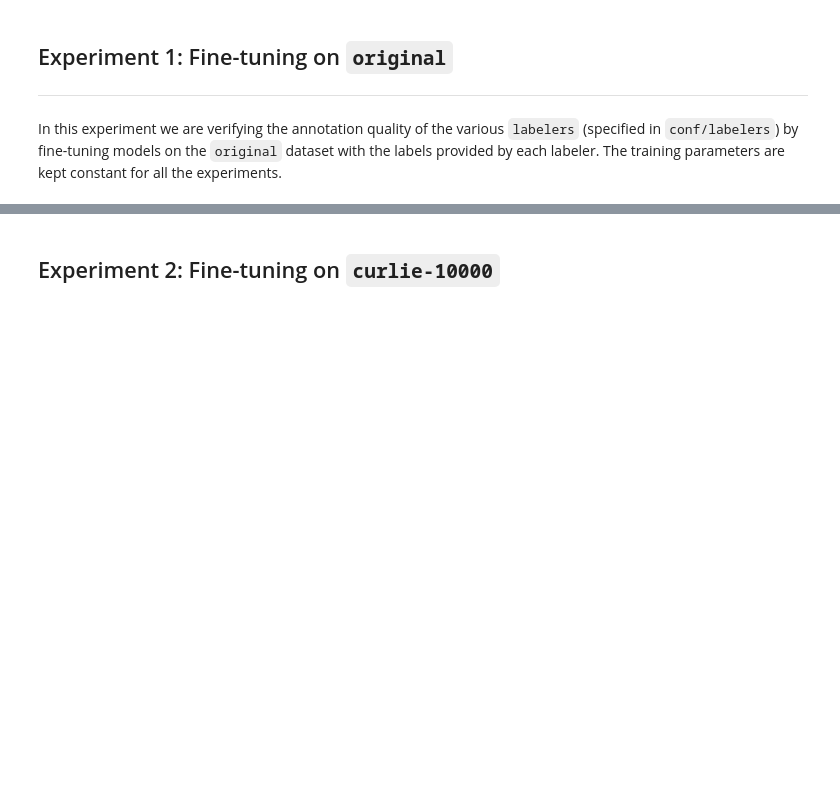
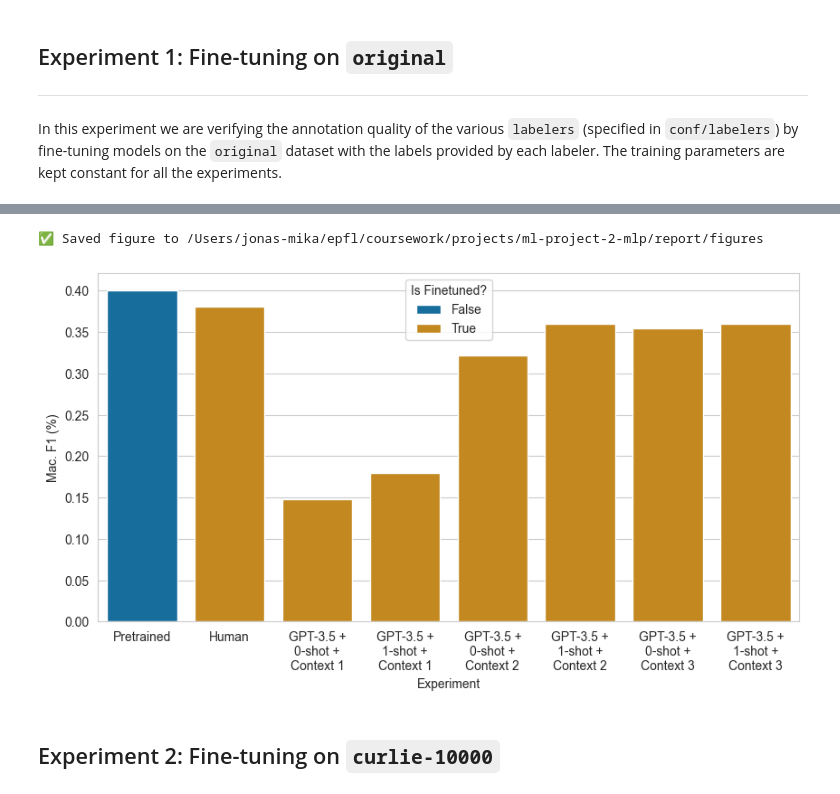
Before and after one commit to CS-433/ml-project-2-mlp, a Jupyter notebook: notebooks/analysis.ipynb, the cells around one changed output, grey strips where cells are left out. Cells and saved outputs as stored; diff of their text form; code cells hidden in the pictures; blank space fills up the shorter version.

```diff
--- a/notebooks/analysis.ipynb
+++ b/notebooks/analysis.ipynb
@@ -40,3 +55,7 @@ os.makedirs(TABLE_DIR, exist_ok=True)
+# %%
+# Style and colors
+sns.set_style("whitegrid")
+sns.set_palette("colorblind")
 # %%
 # Initialise W&B
 # Initialize wandb
@@ -88,5 +108,27 @@ def runs_to_df(runs: list[Run]) -> pd.DataFrame:
 
     return run_df
+# %%
+def best_runs(df_runs: pd.DataFrame, metric: str="f1") -> pd.DataFrame:
+    """
+    Get the best runs based on the validation metric for
+    each unique combination of data, labeler - specified
+    in the run name.
+
+    Args:
+        df_runs (pd.DataFrame): Dataframe of runs.
+        metric (str): Metric to sort on.
+
+    Returns:
+        pd.DataFrame: Dataframe of best runs.
+    """
+    unique_runs = df_runs[("config", "name")].unique()
+    best_runs = []
+    for unique_run in unique_runs:
+        is_unique_run = df_runs[("config", "name")] == unique_run
+        best_unique_run = df_runs[is_unique_run].sort_values(("summary", f"val/{metric}"), ascending=False).iloc[0]
+        best_runs.append(best_unique_run)
+
+    return pd.DataFrame(best_runs)
 # %% [markdown]
 ## Experiment 1: Fine-tuning on `original`
 
@@ -106,3 +181,11 @@ exp1_runs_df = runs_to_df(exp1_runs)
+# %%
+# Reload runs and df
+api = wandb.Api()
+runs = api.runs(f"{WANDB_ENTITY}/{WANDB_PROJECT}")
+
+exp1_runs = [run for run in runs if run.group == GROUP]
+exp1_runs_df = runs_to_df(exp1_runs)
+exp1_best_runs_df = best_runs(exp1_runs_df)
 # %%
 # Top-5 runs
 top_k = 5
@@ -110,17 +202,25 @@ exp1_runs_df.sort_values(by=("summary", "test/f1"), ascending=False).head(top_k)
 # %%
 # Visualise best runs
 fig, ax = plt.subplots(figsize=(10, 5))
 sns.barplot(
-    data=exp1_runs_df,
-    x=exp1_runs_df.index,
+    data=exp1_best_runs_df,
+    x=("config", "name"),
     y=("summary", "test/f1"),
+    hue=("config", "finetune"),
     ax=ax
 )
-ax.set_xticklabels(ax.get_xticklabels(), rotation=90)
+ax.set_xticks(ax.get_xticks())
+ax.set_xticklabels([rename(x.get_text()) for x in ax.get_xticklabels()])
+ax.set_xlabel("Experiment")
+ax.set_ylabel("Mac. F1 (%)")
+ax.get_legend().set_title("Is Finetuned?")
 
 # Save figure
 fig.savefig(os.path.join(FIGURE_DIR, "exp1_runs.pdf"), dpi=300, bbox_inches="tight")
 print(f"✅ Saved figure to {FIGURE_DIR}")
+# %% [output]
+✅ Saved figure to /Users/jonas-mika/epfl/coursework/projects/ml-project-2-mlp/report/figures
+[figure, added]
 # %% [markdown]
 ## Experiment 2: Fine-tuning on `curlie-10000`
 # %%
```
Also changed, not shown: parts of 8 cells of this notebook, 1 other file.
